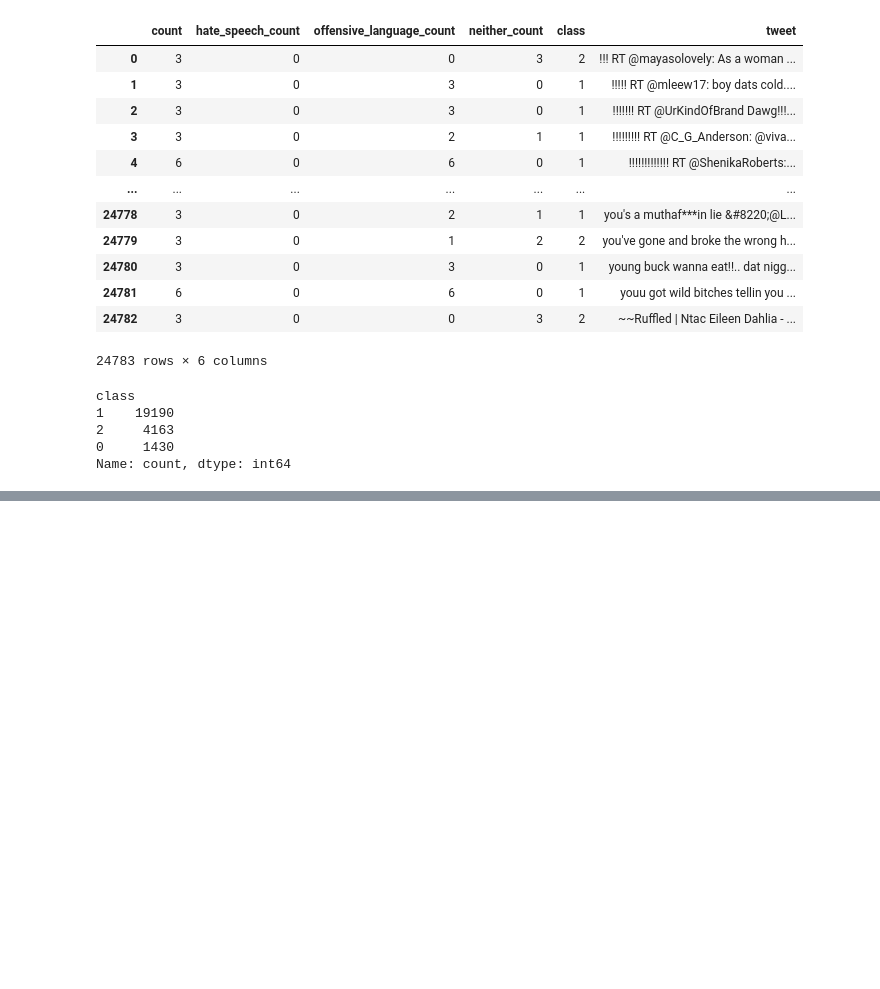
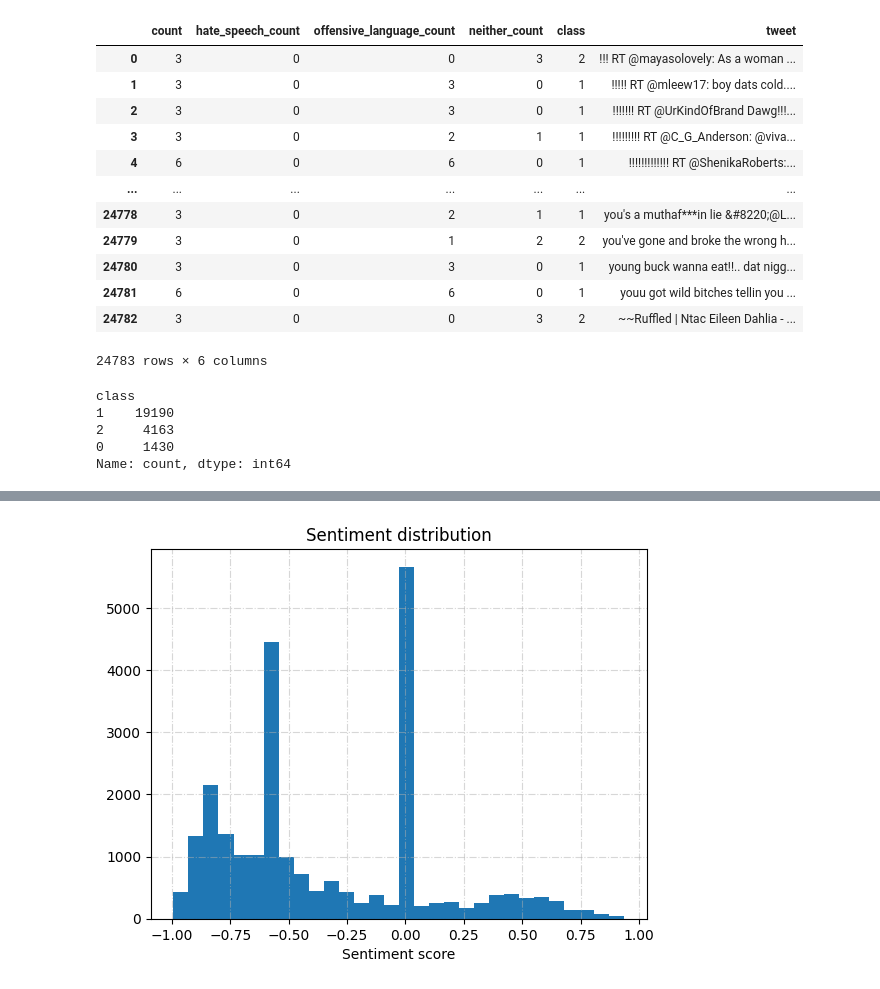
Before and after one commit to uhSuiL/TextMining, a Jupyter notebook: Final/eda.ipynb, the cells around one changed output, grey strips where cells are left out. Drawn from its saved outputs; the diff is of its cells as text; code cells hidden in the pictures; blank space fills up the shorter version.

```diff
--- a/Final/eda.ipynb
+++ b/Final/eda.ipynb
@@ -32,0 +95,6 @@ Name: count, dtype: int64
+# %%
+def process(tweets: pd.Series, pipeline):
+	return pd.Series([pipeline(tweet) for tweet in tweets.to_numpy()])
+
+clean_text = process(data['tweet'], text_preprocess)
+clean_text
@@ -32,0 +114,3 @@ Name: count, dtype: int64
+# %%
+data = pd.concat([data, clean_text._set_name('clean text')], axis=1)
+data
@@ -32,0 +131,3 @@ Name: count, dtype: int64
+# %%
+sentiment = clean_text.apply(token_to_sentiment)
+sentiment
@@ -32,0 +148,3 @@ Name: count, dtype: int64
+# %%
+data_senti = pd.concat([data, sentiment], axis=1)
+data_senti
@@ -32,0 +165,9 @@ Name: count, dtype: int64
+# %%
+title = "Sentiment distribution"
+plt.title(title)
+plt.xlabel("Sentiment score")
+plt.grid(alpha=0.5,linestyle='-.')
+plt.hist(data_senti['compound'], bins=30)
+plt.savefig(output + f'/img/{title}.svg')
+# %% [output]
+[figure, added]
```
Also changed, not shown: parts of 50 cells of this notebook.
